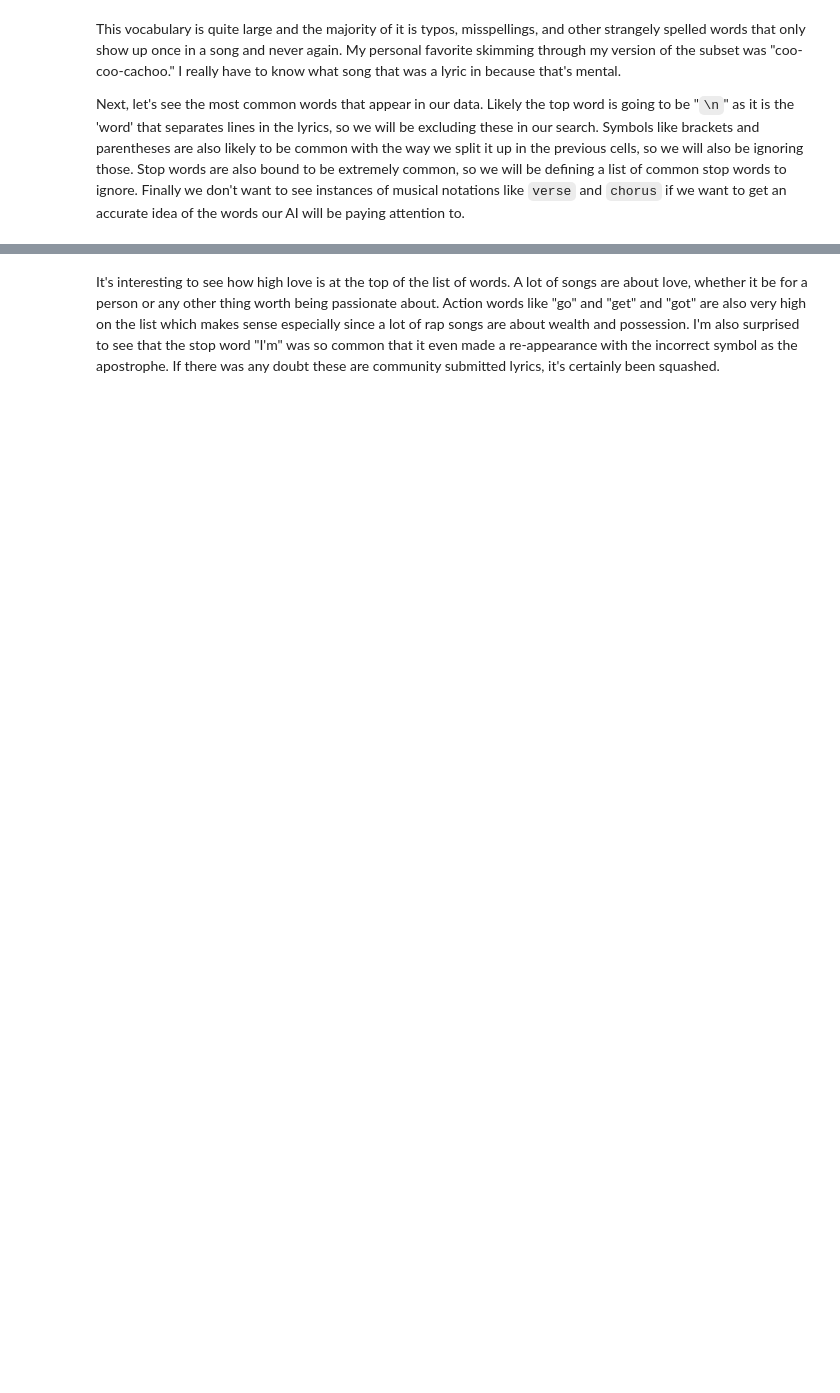
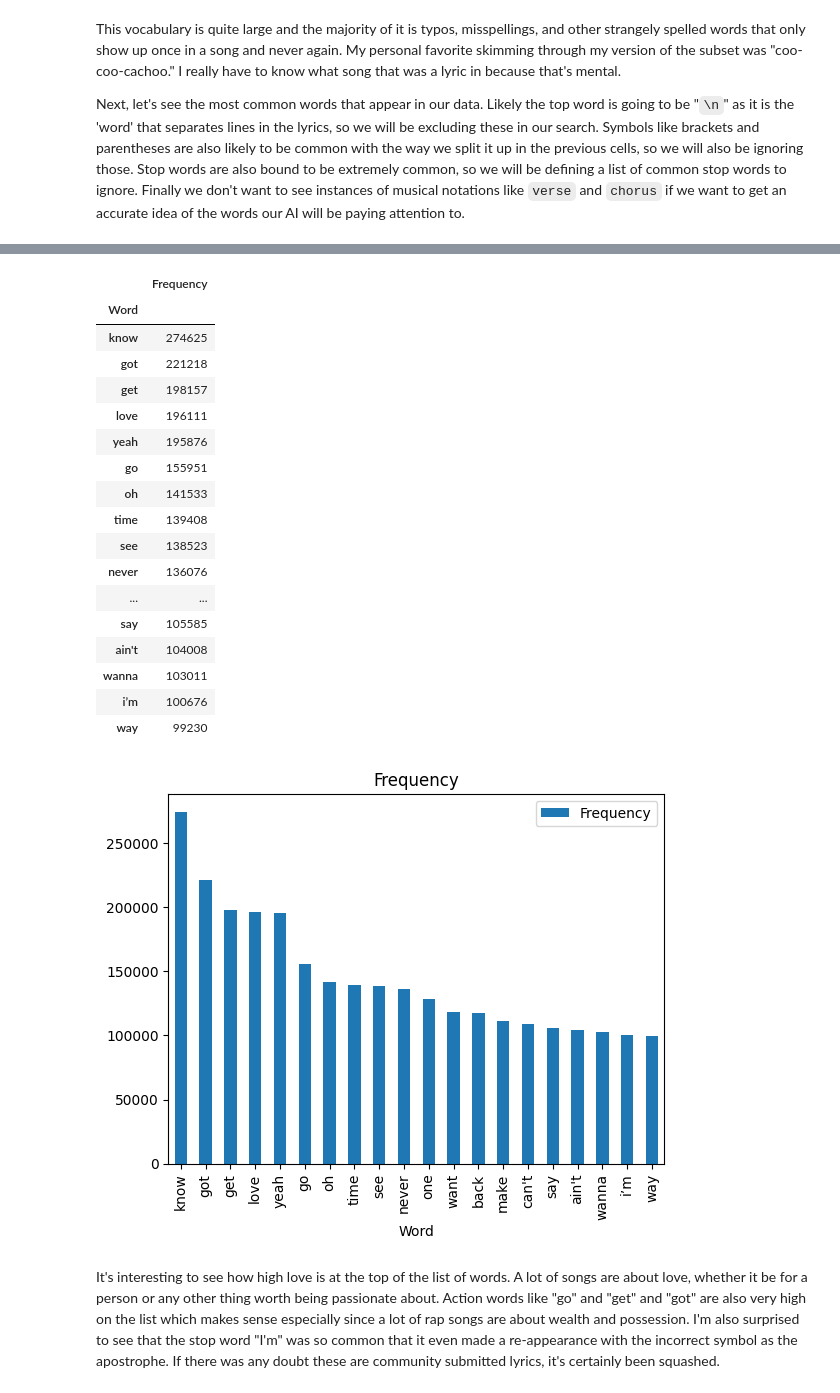
Before and after one commit to dandyjay/CS39AA-Project, a Jupyter notebook: project.ipynb, the cells around one changed output, grey strips where cells are left out. Cells and saved outputs as stored; diff of their text form; code cells hidden in the pictures; blank space fills up the shorter version.

```diff
--- a/project.ipynb
+++ b/project.ipynb
@@ -197,13 +197,9 @@ Next, let's see the most common words that appear in our data. Likely the top wo
 import nltk
 
 stopwords = nltk.corpus.stopwords.words('english')
-stopwords += (['[', ']', '(', ')', '`', 'verse', 'chorus', 'intro', 'outro','like','i\'m'])
+stopwords += (['[', ']', '(', ')', '`', 'verse', 'chorus', 'intro', 'outro','like','i\'m','dat','da'])
 
 words = subset['lyrics'].apply(lambda x: ' '.join([word for word in x.split() if word not in (stopwords)]))
 
-
-
-
-top_words = pd.DataFrame(Counter(" ".join(words).split()).most_common(20),columns=['Word', 'Frequency']).set_index('Word')
-top_words.head(20)
+words.head(20)
 # %% [output]
@@ -228,2 +223,27 @@ top_words.head(20)
+# %%
+top_words = pd.DataFrame(Counter(" ".join(words).split()).most_common(20),columns=['Word', 'Frequency']).set_index('Word')
+
+top_words.plot(kind='bar', subplots=True)
+top_words.head(20)
+# %% [output]
+|  | Frequency |
+| Word |  |
+| know | 274625 |
+| got | 221218 |
+| get | 198157 |
+| love | 196111 |
+| yeah | 195876 |
+| go | 155951 |
+| oh | 141533 |
+| time | 139408 |
+| see | 138523 |
+| never | 136076 |
+| ... | ... |
+| say | 105585 |
+| ain't | 104008 |
+| wanna | 103011 |
+| i’m | 100676 |
+| way | 99230 |
+[figure, added]
 # %% [markdown]
 It's interesting to see how high love is at the top of the list of words. A lot of songs are about love, whether it be for a person or any other thing worth being passionate about. Action words like "go" and "get" and "got" are also very high on the list which makes sense especially since a lot of rap songs are about wealth and possession. I'm also surprised to see that the stop word "I'm" was so common that it even made a re-appearance with the incorrect symbol as the apostrophe. If there was any doubt these are community submitted lyrics, it's certainly been squashed.
```
Also changed, not shown: parts of 5 cells of this notebook.
